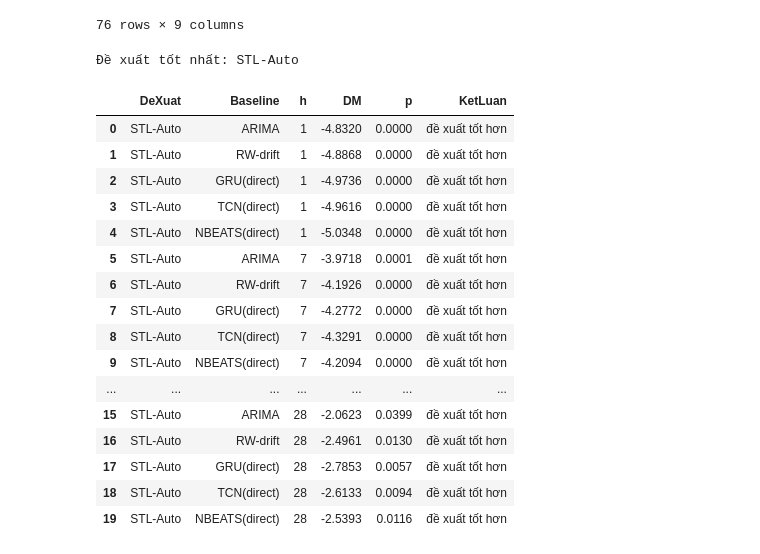
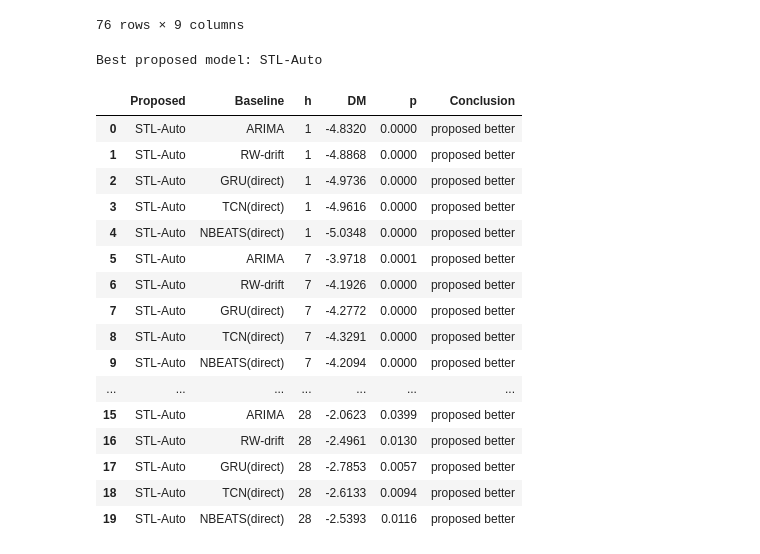
Before and after one commit to HOAHCE/Decomposition-Ensembles-for-Bitcoin-Price-Forecasting, a Jupyter notebook: code/decomposition_ensemble_experiments.ipynb, the cells around one changed output. Saved outputs shown, nothing was run; the diff lists cells and outputs as text; code cells hidden in the pictures.

```diff
--- a/code/decomposition_ensemble_experiments.ipynb
+++ b/code/decomposition_ensemble_experiments.ipynb
@@ -123,11 +162,12 @@ phi dừng dùng **sai phân**: mục tiêu là `base[t+h]-base[t]` (thay đổi
 # %%
 def build_model(kind,lookback,n_feat,out_dim,cfg):
+    "Build a Keras model mapping a (lookback, n_feat) window to an out_dim-vector of forecasts."
     kind=kind.upper(); inp=Input((lookback,n_feat)); U=cfg['UNITS']
     if kind=='MLP':
         x=layers.Flatten()(inp);x=layers.Dense(U,activation='relu')(x);x=layers.Dense(U,activation='relu')(x)
-    elif kind in ('LSTM','GRU'):
+    elif kind in ('LSTM','GRU'):        # two recurrent layers
         L=layers.LSTM if kind=='LSTM' else layers.GRU; x=L(U,return_sequences=True)(inp);x=L(U)(x)
-    elif kind=='TCN':
+    elif kind=='TCN':                   # causal dilated convolutions, dilation 1, 2, 4, 8
         x=inp
         for d in (1,2,4,8): x=layers.Conv1D(U,3,padding='causal',dilation_rate=d,activation='relu')(x)
         x=layers.Lambda(lambda t:t[:,-1,:])(x)
@@ -136,7 +176,7 @@ def build_model(kind,lookback,n_feat,out_dim,cfg):
         a=layers.MultiHeadAttention(4,max(U//4,8))(x,x);x=layers.LayerNormalization()(x+a)
         f=layers.Dense(U,activation='relu')(x);f=layers.Dense(U)(f);x=layers.LayerNormalization()(x+f)
         x=layers.GlobalAveragePooling1D()(x)
-    elif kind=='NBEATS':
+    elif kind=='NBEATS':                # three doubly residual blocks (backcast + forecast)
         x0=layers.Flatten()(inp);in_dim=lookback*n_feat;back=x0;fc=None
         for _ in range(3):
             h=layers.Dense(U,activation='relu')(back);h=layers.Dense(U,activation='relu')(h)
@@ -147,6 +187,9 @@ def build_model(kind,lookback,n_feat,out_dim,cfg):
     out=layers.Dense(out_dim)(x); m=Model(inp,out);m.compile(Adam(cfg['LR']),'mse');return m
 
 def deep_direct(target,exog_df,n_train,cfg,horizons,kind='TCN',seed=42,difference=True):
+    '''Train one direct multi-horizon model on `target` and forecast every test origin.
+    Returns (P, I, val): P[h] = forecasts of `target` at t+h, I[h] = target indices, val = best
+    validation RMSE (scaled), used by Auto selection and EnsWgt weights.'''
     tf.keras.backend.clear_session();np.random.seed(seed);tf.random.set_seed(seed);random.seed(seed)
     base=np.asarray(target,float);Nt=len(base);H=max(horizons);use_exog=exog_df is not None
     if difference:
@@ -155,24 +198,28 @@ def deep_direct(target,exog_df,n_train,cfg,horizons,kind='TCN',seed=42,differenc
         work=base.copy();off=0;exw=exog_df.values.astype(float) if use_exog else None;ntw=n_train
     F=np.hstack([work.reshape(-1,1),exw]) if exw is not None else work.reshape(-1,1)
     nf=F.shape[1];lb=cfg['LOOKBACK']
+    # Input scaling estimated on the development sample only, then reused for test inputs
     mu=F[:ntw].mean(0);sd=F[:ntw].std(0);sd[sd==0]=1;Fs=(F-mu)/sd
     tgt=lambda i:np.array([base[i+h]-base[i] if difference else base[i+h] for h in range(1,H+1)])
+    # Training windows: every target vector lies inside the development sample
     Xtr=[];Ytr=[]
     for i in range(lb-1+off,n_train-H):
         p=i-off;Xtr.append(Fs[p-lb+1:p+1]);Ytr.append(tgt(i))
     Xtr=np.array(Xtr,'float32');Ytr=np.array(Ytr,'float32')
     tmu=Ytr.mean(0);tsd=Ytr.std(0);tsd[tsd==0]=1;Ys=(Ytr-tmu)/tsd
     m=build_model(kind,lb,nf,H,cfg)
+    # The last 10% of the development windows form the validation block (early stopping, selection, weights)
     es=EarlyStopping(monitor='val_loss',patience=cfg['PATIENCE'],restore_best_weights=True)
     hist=m.fit(Xtr,Ys,epochs=cfg['EPOCHS'],batch_size=cfg['BATCH'],validation_split=0.1,callbacks=[es],verbose=0)
     val=float(np.sqrt(min(hist.history['val_loss'])))
+    # Forecast origins: last development day up to the second-to-last test day
     origins=np.arange(n_train-1,Nt-1);Wp=origins-off
     W=np.stack([Fs[p-lb+1:p+1] for p in Wp]).astype('float32')
     yh=m(W,training=False).numpy()*tsd+tmu
     P={h:[] for h in horizons};I={h:[] for h in horizons}
     for k,i in enumerate(origins):
         for h in horizons:
-            if i+h<=Nt-1:
+            if i+h<=Nt-1:              # keep only targets that fall inside the test period
                 v=base[i]+yh[k,h-1] if difference else yh[k,h-1]
                 P[h].append(v);I[h].append(i+h)
     return {h:np.array(P[h]) for h in horizons},{h:np.array(I[h]) for h in horizons},val
@@ -181,6 +228,7 @@ def deep_direct(target,exog_df,n_train,cfg,horizons,kind='TCN',seed=42,differenc
 # %%
 from statsmodels.tsa.arima.model import ARIMA
 def select_arima_order(train):
+    "ARIMA order by pmdarima.auto_arima; fallback: AIC grid search over p, q <= 3 and d <= 2."
     try:
         import pmdarima as pm
         return pm.auto_arima(train,seasonal=False,stepwise=True,suppress_warnings=True,error_action='ignore',max_p=3,max_q=3,max_d=2).order
@@ -195,11 +243,12 @@ def select_arima_order(train):
                     except: pass
         return best
 def arima_roll(full,n_train,order,horizons):
+    "Fit ARIMA on the development sample, then roll through the test period without refitting."
     v=np.asarray(full,float);mh=max(horizons)
     try:
         res=ARIMA(v[:n_train],order=order).fit()
     except Exception as e:
-        print('  [ARIMA fit lỗi',order,'-> fallback RW-drift]',str(e)[:60]); return rw(full,n_train,horizons)
+        print('  [ARIMA fit failed',order,'-> fallback RW-drift]',str(e)[:60]); return rw(full,n_train,horizons)
     P={h:[] for h in horizons};I={h:[] for h in horizons};Nt=len(v)
     for i in range(n_train-1,Nt-1):
         try: fc=np.asarray(res.forecast(steps=mh))
@@ -211,6 +260,7 @@ def arima_roll(full,n_train,order,horizons):
         except Exception: pass
     return {h:np.array(P[h]) for h in horizons},{h:np.array(I[h]) for h in horizons}
 def rw(full,n_train,horizons):
+    "Random walk with drift; the drift is the mean daily change over the development sample."
     v=np.asarray(full,float);dr=np.mean(np.diff(v[:n_train]));Nt=len(v)
     P={h:[] for h in horizons};I={h:[] for h in horizons}
     for i in range(n_train-1,Nt-1):
@@ -218,14 +268,14 @@ def rw(full,n_train,horizons):
             if i+h<=Nt-1: P[h].append(v[i]+h*dr);I[h].append(i+h)
     return {h:np.array(P[h]) for h in horizons},{h:np.array(I[h]) for h in horizons}
 HZ=CONFIG['HORIZONS']
-DET={}   # tất định: name -> (logP,I)
+DET={}   # deterministic models: name -> (logP, I)
 if CONFIG['ADD_ARIMA']:
     oB=select_arima_order(log_arr[:N_TRAIN]); print('ARIMA',oB); DET['ARIMA']=arima_roll(log_arr,N_TRAIN,oB,HZ)
 if CONFIG['ADD_RW']: DET['RW-drift']=rw(log_arr,N_TRAIN,HZ)
-ARIMA_TREND={}
+ARIMA_TREND={}   # ARIMA forecasts of the trend component for the classical ARIMA-LSTM hybrid
 if CONFIG['ADD_CLASSICAL_ARIMA_LSTM']:
     for d in CONFIG['DECOMPOSITIONS']:
         oT=select_arima_order(DECOMP[d]['trend'].values[:N_TRAIN]); ARIMA_TREND[d]=arima_roll(DECOMP[d]['trend'].values,N_TRAIN,oT,HZ)
-    print('ARIMA-trend xong')
+    print('ARIMA trend forecasts done')
 # %% [output]
 ARIMA (0, 1, 0)
@@ -235,5 +285,6 @@ ARIMA-trend xong
 # %%
 def metrics_full(y_true,y_pred,y_org=None):
+    "RMSE, MAE, MAPE, sMAPE, R2 and, given the origin prices y_org, Theil's U and directional accuracy."
     y_true=np.asarray(y_true,float);y_pred=np.asarray(y_pred,float);e=y_true-y_pred
     r=dict(RMSE=np.sqrt(np.mean(e**2)),MAE=np.mean(np.abs(e)),MAPE=np.mean(np.abs(e/y_true))*100,
            sMAPE=np.mean(2*np.abs(e)/(np.abs(y_true)+np.abs(y_pred)+1e-12))*100)
@@ -244,6 +295,8 @@ def metrics_full(y_true,y_pred,y_org=None):
         r['DA']=np.mean(np.sign(y_pred-y_org)==np.sign(y_true-y_org))*100
     return r
 def dm_test(e1,e2,h=1,loss='MSE'):
+    '''Diebold-Mariano test with the Harvey-Leybourne-Newbold small-sample correction and an
+    h-dependent long-run variance. Negative statistic: model 1 is more accurate. Two-sided p-value.'''
     e1=np.asarray(e1,float);e2=np.asarray(e2,float)
     d=(e1**2-e2**2) if loss=='MSE' else (np.abs(e1)-np.abs(e2))
     T=len(d);db=d.mean();g0=np.mean((d-db)**2)
@@ -332,6 +389,6 @@ Xong đa seed. Số mô hình: 19
 # %%
 def metrics_all_seeds(name):
-    "Trả DataFrame per-seed metrics cho 1 mô hình."
+    "Per-seed metrics of one model as a DataFrame."
     rr=[]
     for s in PRED[name]:
         for h in HZ:
@@ -350,10 +407,10 @@ for name in PRED:
 agg=pd.DataFrame(rows).sort_values(['h','RMSE_mean']).reset_index(drop=True)
 pd.set_option('display.float_format',lambda v:f'{v:,.4f}')
 display(agg); agg.to_csv(os.path.join(CONFIG['OUT_DIR'],'aggregate_mean_std.csv'),index=False)
-# ma trận RMSE_mean±std
+# model x horizon matrices of the seed means (sources of Tables 3-5)
 for met in ['RMSE','MAPE','R2']:
     piv=agg.pivot_table(index='Model',columns='h',values=f'{met}_mean')
-    piv.to_csv(os.path.join(CONFIG['OUT_DIR'],f'{met}_mean_matrix.csv')); print(f'\n== {met} (mean qua seed) =='); display(piv)
+    piv.to_csv(os.path.join(CONFIG['OUT_DIR'],f'{met}_mean_matrix.csv')); print(f'\n== {met} (mean across seeds) =='); display(piv)
 # %% [output]
 |  | Model | h | RMSE_mean | RMSE_std | MAPE_mean | MAPE_std | R2_mean | R2_std | DA_mean | TheilU_mean |
 | 0 | STL-Auto | 1 | 1,821.1662 | 128.8982 | 1.7926 | 0.1639 | 0.9888 | 0.0016 | 64.6575 | 0.8652 |
@@ -459,39 +516,39 @@ savg.to_csv(os.path.join(CONFIG['OUT_DIR'],'seed_averaged_metrics.csv'),index=Fa
 | 75 | ARIMA | 28 | 10,985.9734 | 8,365.3607 | 9.6962 | 10.1420 | 0.5821 | 1.0000 | 41.1243 |
 76 rows × 9 columns
 # %%
-# Diebold-Mariano: mô hình tốt nhất (theo RMSE_mean trung bình các h) vs baseline
+# Diebold-Mariano: best proposed model (lowest RMSE averaged over horizons) vs. each baseline (Table 7)
 if CONFIG['RUN_DM']:
     meanrmse={name:np.mean([AVGM[name][h]['RMSE'] for h in HZ]) for name in AVG}
     prop=[m for m in AVG if any(t in m for t in ['Auto','EnsWgt','EnsAvg','-TCN','-NBEATS'])]
-    best=min(prop,key=lambda m:meanrmse[m]); print('Đề xuất tốt nhất:',best)
+    best=min(prop,key=lambda m:meanrmse[m]); print('Best proposed model:',best)
     bases=[m for m in ['ARIMA','RW-drift','GRU(direct)','TCN(direct)','NBEATS(direct)'] if m in AVG]
     def es(name,h): a=AVG[name][h]; return a['y_true']-a['y_pred'],a['idx']
     rows=[]
     for h in HZ:
         eb,ib=es(best,h)
         for b in bases:
             e2,i2=es(b,h);com=np.intersect1d(ib,i2)
             st,p=dm_test(eb[np.isin(ib,com)],e2[np.isin(i2,com)],h=h)
-            rows.append(dict(DeXuat=best,Baseline=b,h=h,DM=st,p=p,
-                KetLuan=('đề xuất tốt hơn' if st<0 and p<0.05 else 'baseline tốt hơn' if st>0 and p<0.05 else 'không khác biệt')))
+            rows.append(dict(Proposed=best,Baseline=b,h=h,DM=st,p=p,
+                Conclusion=('proposed better' if st<0 and p<0.05 else 'baseline better' if st>0 and p<0.05 else 'no difference')))
     dmt=pd.DataFrame(rows); display(dmt); dmt.to_csv(os.path.join(CONFIG['OUT_DIR'],'DM_seedavg.csv'),index=False)
 # %% [output]
-Đề xuất tốt nhất: STL-Auto
+Best proposed model: STL-Auto
-|  | DeXuat | Baseline | h | DM | p | KetLuan |
-| 0 | STL-Auto | ARIMA | 1 | -4.8320 | 0.0000 | đề xuất tốt hơn |
-| 1 | STL-Auto | RW-drift | 1 | -4.8868 | 0.0000 | đề xuất tốt hơn |
-| 2 | STL-Auto | GRU(direct) | 1 | -4.9736 | 0.0000 | đề xuất tốt hơn |
-| 3 | STL-Auto | TCN(direct) | 1 | -4.9616 | 0.0000 | đề xuất tốt hơn |
-| 4 | STL-Auto | NBEATS(direct) | 1 | -5.0348 | 0.0000 | đề xuất tốt hơn |
-| 5 | STL-Auto | ARIMA | 7 | -3.9718 | 0.0001 | đề xuất tốt hơn |
-| 6 | STL-Auto | RW-drift | 7 | -4.1926 | 0.0000 | đề xuất tốt hơn |
-| 7 | STL-Auto | GRU(direct) | 7 | -4.2772 | 0.0000 | đề xuất tốt hơn |
-| 8 | STL-Auto | TCN(direct) | 7 | -4.3291 | 0.0000 | đề xuất tốt hơn |
-| 9 | STL-Auto | NBEATS(direct) | 7 | -4.2094 | 0.0000 | đề xuất tốt hơn |
+|  | Proposed | Baseline | h | DM | p | Conclusion |
+| 0 | STL-Auto | ARIMA | 1 | -4.8320 | 0.0000 | proposed better |
+| 1 | STL-Auto | RW-drift | 1 | -4.8868 | 0.0000 | proposed better |
+| 2 | STL-Auto | GRU(direct) | 1 | -4.9736 | 0.0000 | proposed better |
+| 3 | STL-Auto | TCN(direct) | 1 | -4.9616 | 0.0000 | proposed better |
+| 4 | STL-Auto | NBEATS(direct) | 1 | -5.0348 | 0.0000 | proposed better |
+| 5 | STL-Auto | ARIMA | 7 | -3.9718 | 0.0001 | proposed better |
+| 6 | STL-Auto | RW-drift | 7 | -4.1926 | 0.0000 | proposed better |
+| 7 | STL-Auto | GRU(direct) | 7 | -4.2772 | 0.0000 | proposed better |
+| 8 | STL-Auto | TCN(direct) | 7 | -4.3291 | 0.0000 | proposed better |
+| 9 | STL-Auto | NBEATS(direct) | 7 | -4.2094 | 0.0000 | proposed better |
 | ... | ... | ... | ... | ... | ... | ... |
-| 15 | STL-Auto | ARIMA | 28 | -2.0623 | 0.0399 | đề xuất tốt hơn |
-| 16 | STL-Auto | RW-drift | 28 | -2.4961 | 0.0130 | đề xuất tốt hơn |
-| 17 | STL-Auto | GRU(direct) | 28 | -2.7853 | 0.0057 | đề xuất tốt hơn |
-| 18 | STL-Auto | TCN(direct) | 28 | -2.6133 | 0.0094 | đề xuất tốt hơn |
-| 19 | STL-Auto | NBEATS(direct) | 28 | -2.5393 | 0.0116 | đề xuất tốt hơn |
+| 15 | STL-Auto | ARIMA | 28 | -2.0623 | 0.0399 | proposed better |
+| 16 | STL-Auto | RW-drift | 28 | -2.4961 | 0.0130 | proposed better |
+| 17 | STL-Auto | GRU(direct) | 28 | -2.7853 | 0.0057 | proposed better |
+| 18 | STL-Auto | TCN(direct) | 28 | -2.6133 | 0.0094 | proposed better |
+| 19 | STL-Auto | NBEATS(direct) | 28 | -2.5393 | 0.0116 | proposed better |
 # %%
```
Also changed, not shown: parts of 27 cells of this notebook, 33 other files.
